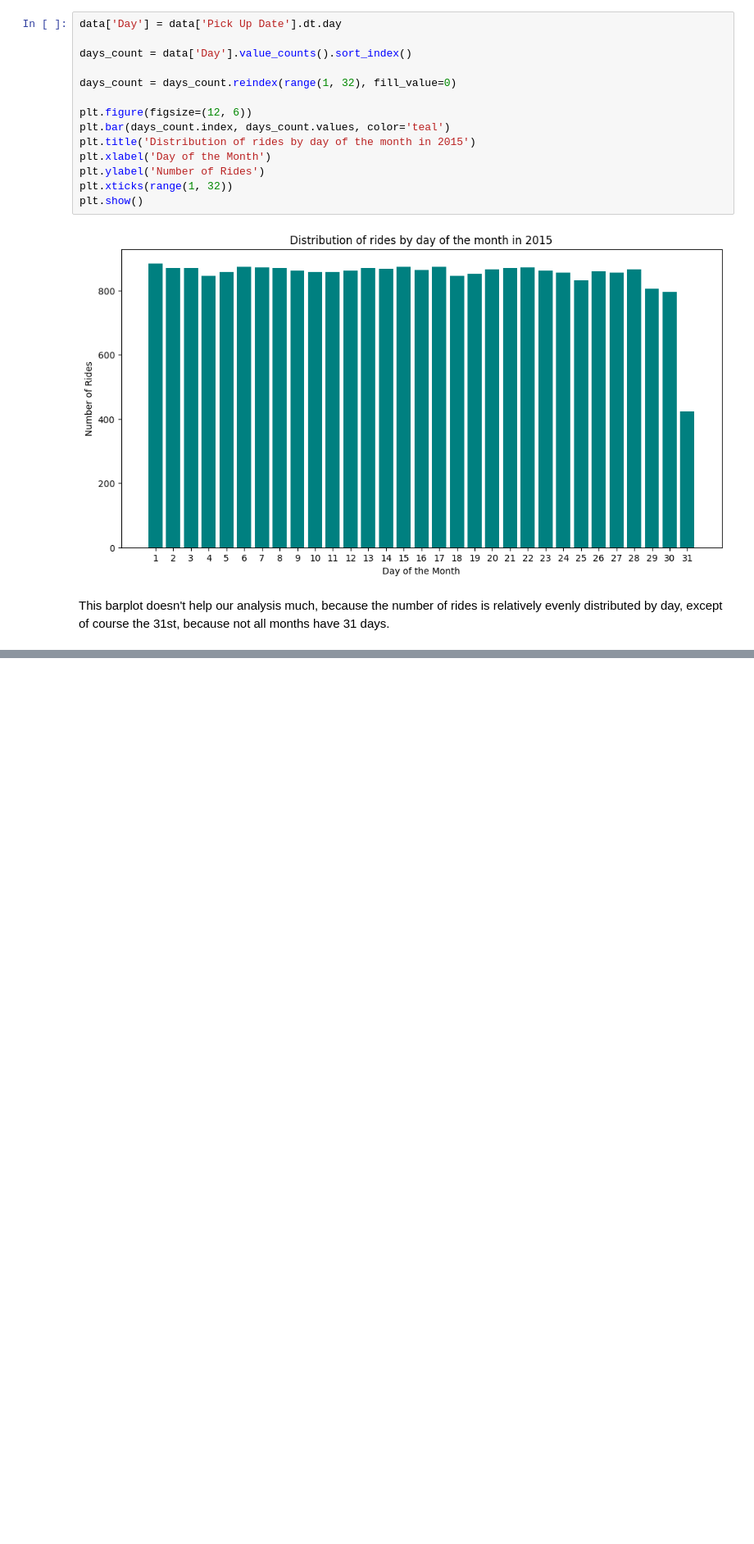
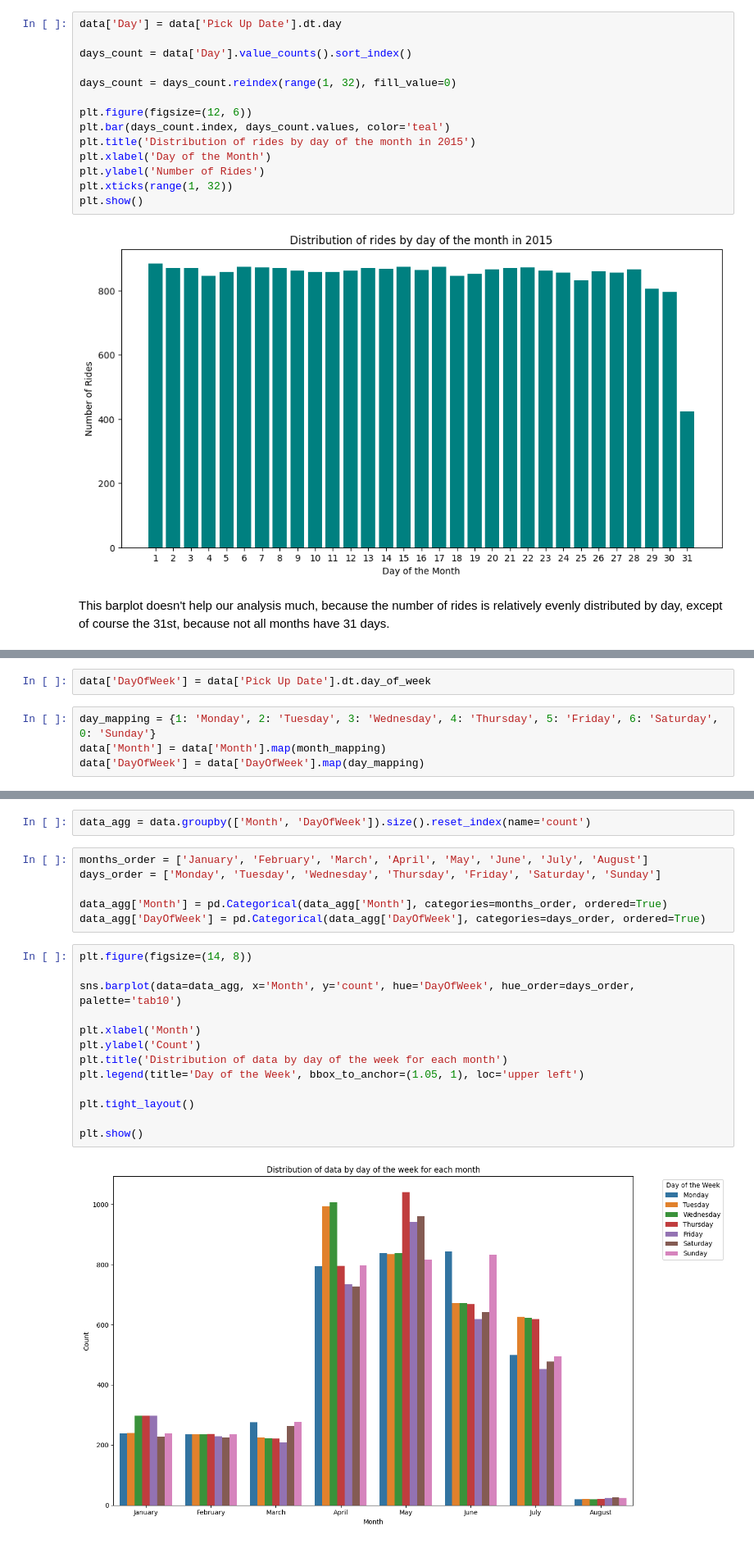
Before and after one commit to savicm5/mlProject, a Jupyter notebook: src/02_non_uber_2015.ipynb, the cells around one changed output, grey strips where cells are left out. Shown at 82% size. Cells and saved outputs as stored; diff of their text form; blank space fills up the shorter version.

```diff
--- a/src/02_non_uber_2015.ipynb
+++ b/src/02_non_uber_2015.ipynb
@@ -116,0 +134,6 @@ This barplot doesn't help our analysis much, because the number of rides is rela
+# %%
+data['DayOfWeek'] = data['Pick Up Date'].dt.day_of_week
+# %%
+day_mapping = {1: 'Monday', 2: 'Tuesday', 3: 'Wednesday', 4: 'Thursday', 5: 'Friday', 6: 'Saturday', 0: 'Sunday'}
+data['Month'] = data['Month'].map(month_mapping)
+data['DayOfWeek'] = data['DayOfWeek'].map(day_mapping)
@@ -116,0 +156,23 @@ This barplot doesn't help our analysis much, because the number of rides is rela
+# %%
+data_agg = data.groupby(['Month', 'DayOfWeek']).size().reset_index(name='count')
+# %%
+months_order = ['January', 'February', 'March', 'April', 'May', 'June', 'July', 'August']
+days_order = ['Monday', 'Tuesday', 'Wednesday', 'Thursday', 'Friday', 'Saturday', 'Sunday']
+
+data_agg['Month'] = pd.Categorical(data_agg['Month'], categories=months_order, ordered=True)
+data_agg['DayOfWeek'] = pd.Categorical(data_agg['DayOfWeek'], categories=days_order, ordered=True)
+# %%
+plt.figure(figsize=(14, 8))
+
+sns.barplot(data=data_agg, x='Month', y='count', hue='DayOfWeek', hue_order=days_order, palette='tab10')
+
+plt.xlabel('Month')
+plt.ylabel('Count')
+plt.title('Distribution of data by day of the week for each month')
+plt.legend(title='Day of the Week', bbox_to_anchor=(1.05, 1), loc='upper left')
+
+plt.tight_layout()
+
+plt.show()
+# %% [output]
+[figure, added]
```
Also changed, not shown: parts of 7 cells of this notebook.
